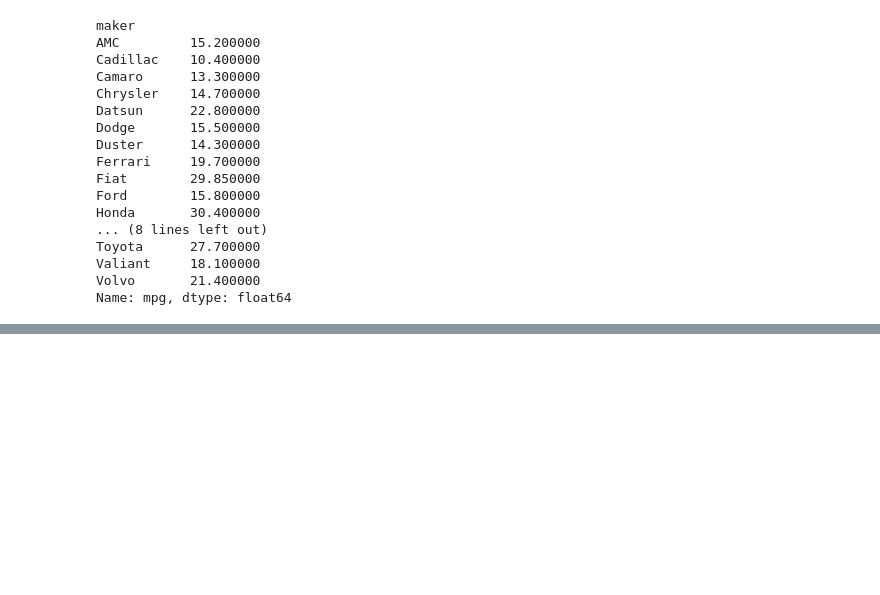
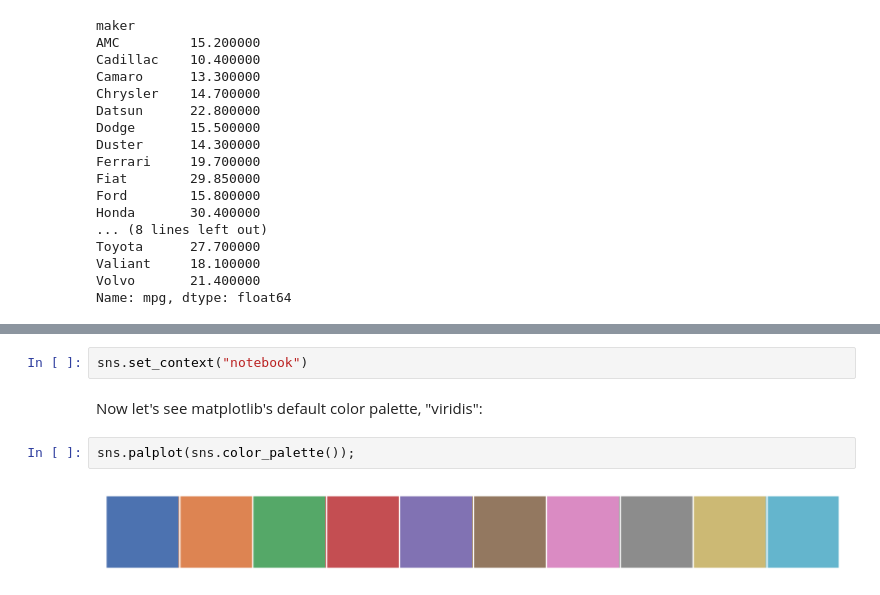
Before and after one commit to crdcamp/lin-reg-application, a Jupyter notebook: references/1_exploratory_data_analysis.ipynb, the cells around one changed output, grey strips where cells are left out. Saved outputs shown, nothing was run; the diff lists cells and outputs as text; blank space fills up the shorter version.

```diff
--- a/references/1_exploratory_data_analysis.ipynb
+++ b/references/1_exploratory_data_analysis.ipynb
@@ -638,0 +667,8 @@ Name: mpg, dtype: float64
+# %%
+sns.set_context("notebook")
+# %% [markdown]
+Now let's see matplotlib's default color palette, "viridis":
+# %%
+sns.palplot(sns.color_palette());
+# %% [output]
+[figure, added]
```
Also changed, not shown: parts of 9 cells of this notebook.
